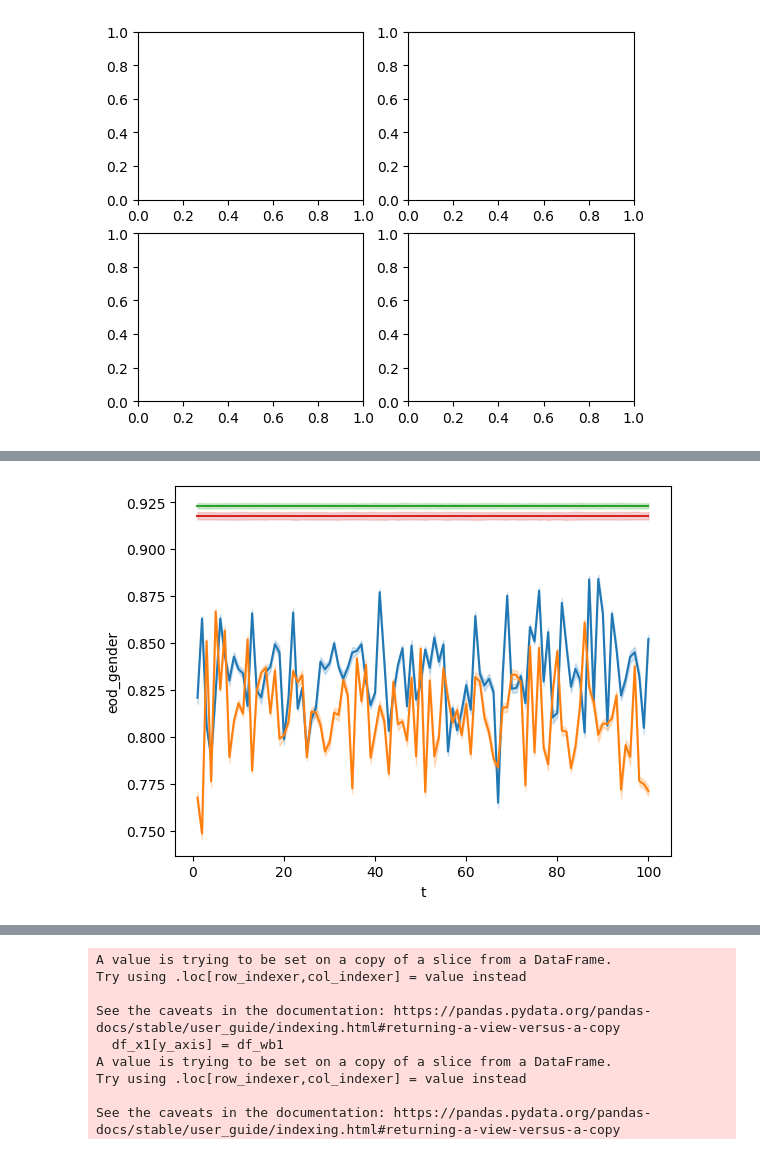
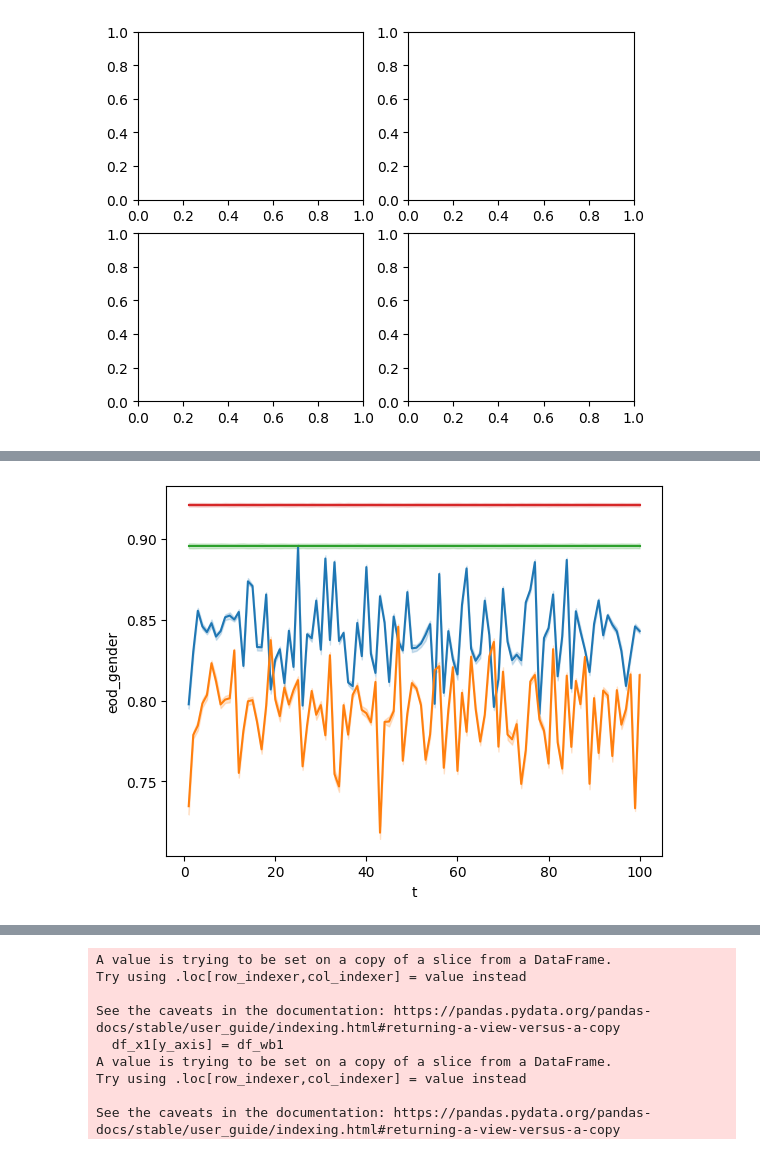
Before and after one commit to Le-Ty/abm_dm_impact, a Jupyter notebook: basic/evals/mlp_vs_clf.ipynb, the cells around one changed output, grey strips where cells are left out. Cells and saved outputs as stored; diff of their text form; code cells hidden in the pictures.

```diff
--- a/basic/evals/mlp_vs_clf.ipynb
+++ b/basic/evals/mlp_vs_clf.ipynb
@@ -169,16 +171,16 @@ parameters_mlp_appeal = {
 
 # df
 # %%
-with open('data/expis/05_09/df_star_is3.pkl_appeal.pkl', "rb") as f:
+with open('data/expis/05_09/df_star_is2.pkl_appeal.pkl', "rb") as f:
     proba_appeal = pickle.load(f)
 
-with open('data/expis/05_09/df_star_is3.pkl_None.pkl', "rb") as f:
+with open('data/expis/05_09/df_star_is2.pkl_None.pkl', "rb") as f:
     proba = pickle.load(f)
 
-with open('data/expis/05_09/df_star_is2.pkl_appeal.pkl', "rb") as f:
+with open('data/expis/05_09/df_star_uni.pkl_appeal.pkl', "rb") as f:
     mlp_appeal = pickle.load(f)
 
-with open('data/expis/05_09/df_star_is2.pkl_None.pkl', "rb") as f:
+with open('data/expis/05_09/df_star_uni.pkl_None.pkl', "rb") as f:
     mlp = pickle.load(f)
 
 sns.histplot(mlp['wealth'])
@@ -286,16 +304,16 @@ AttributeError: 'numpy.ndarray' object has no attribute 'yaxis'
 # %%
-sns.lineplot(   x =  data[3].index.get_level_values('t'),
-                y = data[3]['eod_gender'])
+sns.lineplot(   x =  data[0].index.get_level_values('t'),
+                y = data[0]['eod_gender'])
 
-sns.lineplot(   x =  data[3].index.get_level_values('t'),
-                y = data[3]['eod_race'])
-sns.lineplot(   x =  data[3].index.get_level_values('t'),
-                y = data[3]['dpd_race'])
-sns.lineplot(   x =  data[3].index.get_level_values('t'),
-                y = data[3]['dpd_gender'])
+sns.lineplot(   x =  data[0].index.get_level_values('t'),
+                y = data[0]['eod_race'])
+sns.lineplot(   x =  data[0].index.get_level_values('t'),
+                y = data[0]['dpd_race'])
+sns.lineplot(   x =  data[0].index.get_level_values('t'),
+                y = data[0]['dpd_gender'])
 # # plt.ylim(0,0.2)
 # plt.xlim(0,50)
 
 plt.show()
 # %% [output]
-[figure, old version]
+[figure, new version]
```
Also changed, not shown: parts of 7 cells of this notebook, 1 other file.
